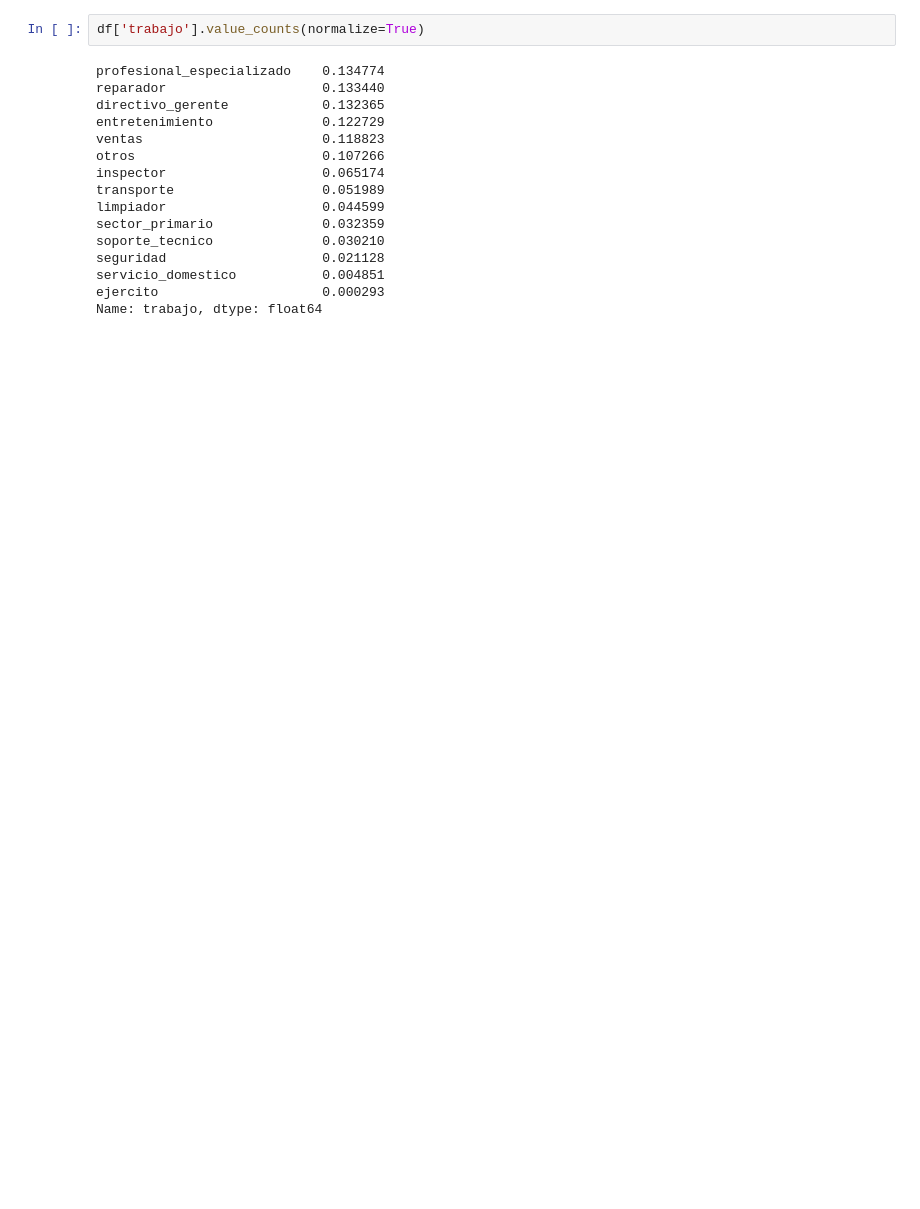
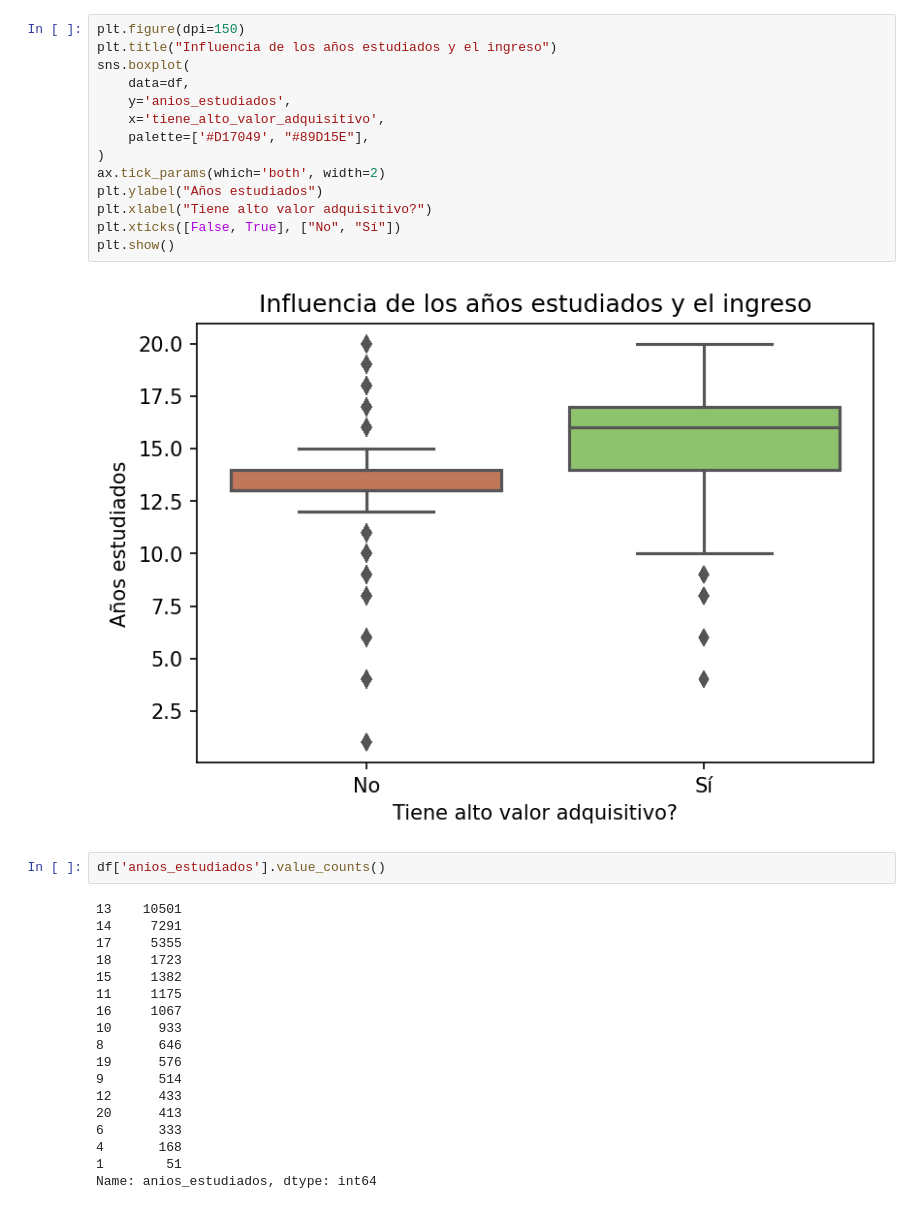
Before and after one commit to SantiValdezUlzurrun/TP-2021-1C-Organizacion-de-datos, a Jupyter notebook: TP.ipynb, the cells around one changed output. Saved outputs shown, nothing was run; the diff lists cells and outputs as text; blank space fills up the shorter version.

Commit message:
feat: anios_estudiados

```diff
--- a/TP.ipynb
+++ b/TP.ipynb
@@ -17,18 +84,36 @@ report
+# %%
+plt.figure(dpi=150)
+plt.title("Influencia de los años estudiados y el ingreso")
+sns.boxplot(
+    data=df,
+    y='anios_estudiados',
+    x='tiene_alto_valor_adquisitivo',
+    palette=['#D17049', "#89D15E"],
+)
+ax.tick_params(which='both', width=2)
+plt.ylabel("Años estudiados")
+plt.xlabel("Tiene alto valor adquisitivo?")
+plt.xticks([False, True], ["No", "Sí"])
+plt.show()
+# %% [output]
+[figure, added]
 # %%
-df['trabajo'].value_counts(normalize=True)
+df['anios_estudiados'].value_counts()
 # %% [output]
-profesional_especializado    0.134774
-reparador                    0.133440
-directivo_gerente            0.132365
-entretenimiento              0.122729
-ventas                       0.118823
-otros                        0.107266
-inspector                    0.065174
-transporte                   0.051989
-limpiador                    0.044599
-sector_primario              0.032359
-soporte_tecnico              0.030210
-seguridad                    0.021128
-servicio_domestico           0.004851
-ejercito                     0.000293
-Name: trabajo, dtype: float64
+13    10501
+14     7291
+17     5355
+18     1723
+15     1382
+11     1175
+16     1067
+10      933
+8       646
+19      576
+9       514
+12      433
+20      413
+6       333
+4       168
+1        51
+Name: anios_estudiados, dtype: int64
```
Also changed, not shown: parts of 10 cells of this notebook, 1 other file.
